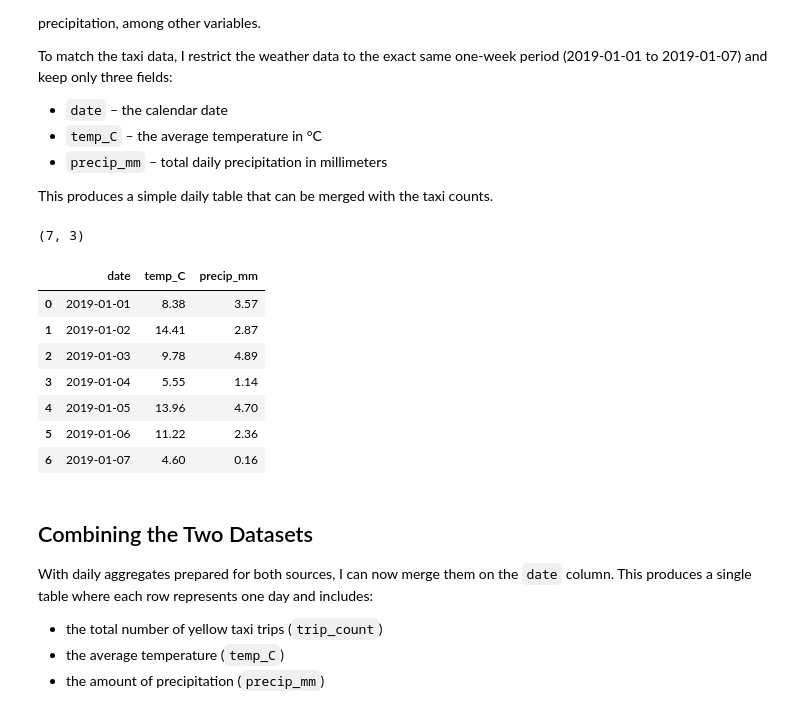
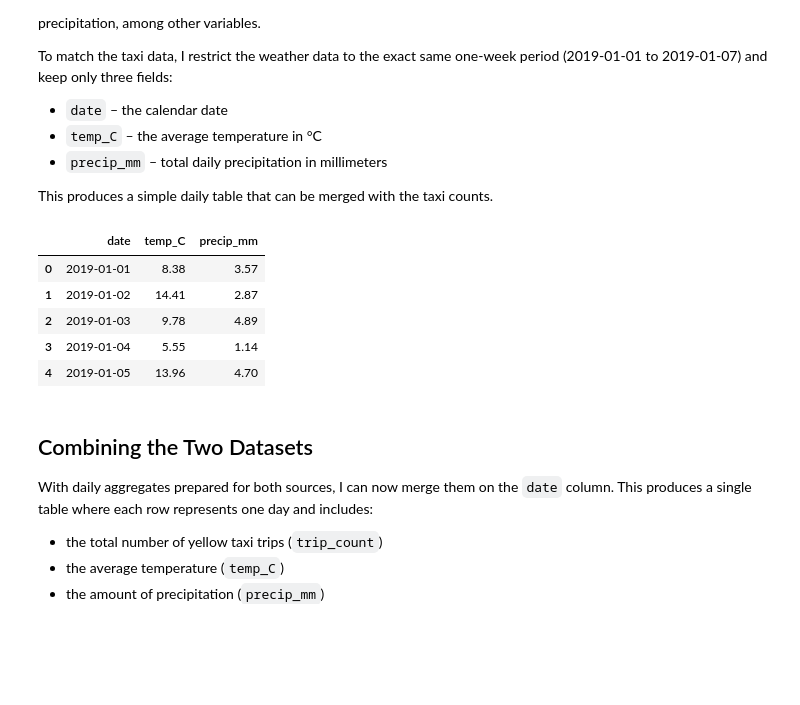
Before and after one commit to cd3593/cd3593.github.io, a Jupyter notebook: project_2.ipynb, the cells around one changed output. Drawn from its saved outputs; the diff is of its cells as text; code cells hidden in the pictures; blank space fills up the shorter version.

```diff
--- a/project_2.ipynb
+++ b/project_2.ipynb
@@ -101,38 +101,34 @@ import pandas as pd
 weather = pd.read_csv(WEATHER_PATH)
 
 weather["date_value"] = pd.to_datetime(weather["date_value"])
 
 mask = (weather["date_value"] >= dt.datetime(2019, 1, 1)) & (
     weather["date_value"] <= dt.datetime(2019, 1, 7)
 )
 weather_7 = weather.loc[mask].copy()
 
 weather_7["date"] = weather_7["date_value"].dt.date
 
 weather_daily = (
     weather_7[["date", "tavg", "precipitation"]]
     .rename(
         columns={
             "tavg": "temp_C",
             "precipitation": "precip_mm",
         }
     )
     .sort_values("date")
     .reset_index(drop=True)
 )
 
-print(weather_daily.shape)
-weather_daily
+weather_daily.head()
 # %% [output]
-(7, 3)
 |  | date | temp_C | precip_mm |
 | 0 | 2019-01-01 | 8.38 | 3.57 |
 | 1 | 2019-01-02 | 14.41 | 2.87 |
 | 2 | 2019-01-03 | 9.78 | 4.89 |
 | 3 | 2019-01-04 | 5.55 | 1.14 |
 | 4 | 2019-01-05 | 13.96 | 4.70 |
-| 5 | 2019-01-06 | 11.22 | 2.36 |
-| 6 | 2019-01-07 | 4.60 | 0.16 |
 # %% [markdown]
 ## Combining the Two Datasets
 
```
Also changed, not shown: parts of 3 cells of this notebook.
